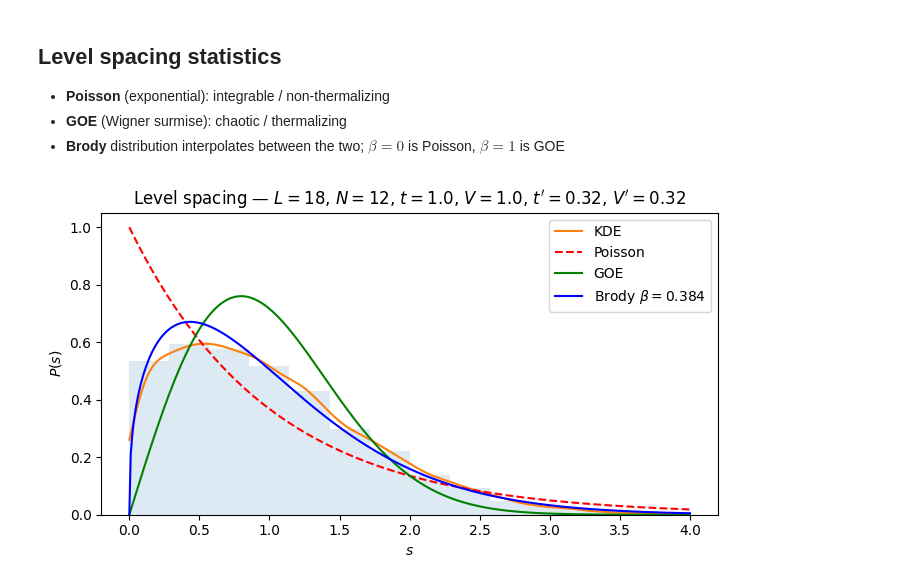
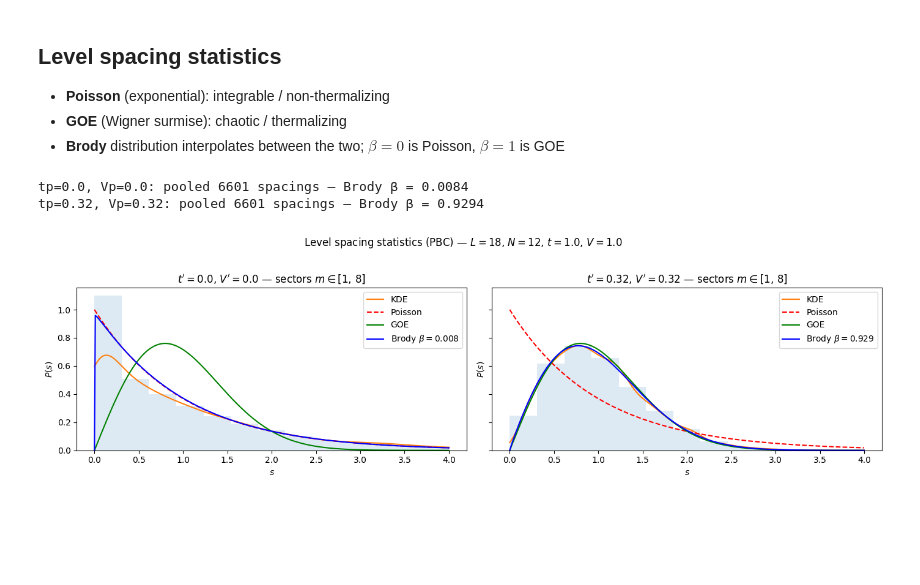
Before and after one commit to TonyDeng0514/Hardcore-Boson-Thermalization, a Jupyter notebook: 06_eth_plot.ipynb, the cells around one changed output. Saved outputs shown, nothing was run; the diff lists cells and outputs as text; code cells hidden in the pictures; blank space fills up the shorter version.

```diff
--- a/06_eth_plot.ipynb
+++ b/06_eth_plot.ipynb
@@ -25,20 +27,20 @@ df.head()
 # %% [markdown]
 ## ETH plot
 # %%
-j1, j2 = L // 2, L // 2 + 1   # sites 6 and 7
+j1, j2 = L // 2, L // 2 + 1   # 1-indexed display labels (sites 9 and 10 for L=18)
 
-fig, ax = plt.subplots(figsize=(7, 4))
+fig, ax = plt.subplots(figsize=(8, 5))
 
-ax.scatter(df["energy"], df["O_expval"], s=2, alpha=0.5, linewidths=0)
+for cfg in configs:
+    tp, Vp = cfg["tp"], cfg["Vp"]
+    df = dfs[(tp, Vp)]
+    ax.scatter(df["energy"], df["O_expval"], s=2, alpha=0.4, linewidths=0, label=cfg["label"])
 
 ax.set_xlabel(r"$E_n$")
 ax.set_ylabel(rf"$\langle E_n | \hat{{n}}_{{{j1}}} \hat{{n}}_{{{j2}}} | E_n \rangle$")
-ax.set_title(
-    rf"ETH plot — $L={L}$, $N={N}$, "
-    rf"$t={t_hop}$, $V={V}$, $t'={tp_hop}$, $V'={Vp}$"
-)
+ax.set_title(rf"ETH plot (PBC) — $L={L}$, $N={N}$, $t={t_hop}$, $V={V}$")
+ax.legend(markerscale=4)
 
 plt.tight_layout()
-# plt.savefig(f"results/eth_L{L}_N{N}_tp{tp_hop}_Vp{Vp}.pdf", dpi=150)
 plt.show()
 # %% [output]
@@ -80,39 +82,55 @@ def fit_brody_beta_mle(s):
     result = minimize_scalar(neg_loglike, bounds=(0, 1), method="bounded")
     return result.x, result
 # %%
-evals = df["energy"].to_numpy()
-s = level_spacing(evals)
-beta_fit, _ = fit_brody_beta_mle(s)
+# Use only sectors m ∈ {1, ..., L//2-1}: exclude m=0 (k=0 has extra inversion
+# symmetry) and m=L//2 (k=π has extra PT symmetry for even L). Sectors m and
+# L-m are related by spatial inversion, so we take only one from each pair.
+valid_m = list(range(1, L // 2)) if L % 2 == 0 else list(range(1, (L - 1) // 2 + 1))
 
-bin_number = int(np.log2(len(s)) + 1)
 s_vals  = np.linspace(0, 4, 400)
 poisson = np.exp(-s_vals)
 goe     = (np.pi * s_vals / 2) * np.exp(-np.pi * s_vals**2 / 4)
 
-kde   = sts.gaussian_kde(s)
-xgrid = np.linspace(0, 4, 500)
+fig, axes = plt.subplots(1, len(configs), figsize=(7 * len(configs), 4), sharey=True)
 
-fig, ax = plt.subplots(figsize=(7, 4))
+for ax, cfg in zip(axes, configs):
+    tp, Vp = cfg["tp"], cfg["Vp"]
+    df = dfs[(tp, Vp)]
 
-ax.hist(s, bins=bin_number, density=True, range=(0, 4), alpha=0.15)
-ax.plot(xgrid, kde(xgrid), label="KDE")
-ax.plot(s_vals, poisson, "r--", label="Poisson")
-ax.plot(s_vals, goe,     "g-",  label="GOE")
-ax.plot(s_vals, brody_pdf(s_vals, beta_fit), "b-",
-        label=rf"Brody $\beta={beta_fit:.3f}$")
+    s_list = []
+    for m in valid_m:
+        evals = np.sort(df[df["sector"] == m]["energy"].to_numpy())
+        if len(evals) > 2:
+            s_list.append(level_spacing(evals))
 
-ax.set_xlabel(r"$s$")
-ax.set_ylabel(r"$P(s)$")
-ax.set_title(
-    rf"Level spacing — $L={L}$, $N={N}$, "
-    rf"$t={t_hop}$, $V={V}$, $t'={tp_hop}$, $V'={Vp}$"
+    s_all = np.concatenate(s_list)
+    beta_fit, _ = fit_brody_beta_mle(s_all)
+
+    bin_number = int(np.log2(len(s_all)) + 1)
+    kde   = sts.gaussian_kde(s_all)
+    xgrid = np.linspace(0, 4, 500)
+
+    ax.hist(s_all, bins=bin_number, density=True, range=(0, 4), alpha=0.15)
+    ax.plot(xgrid, kde(xgrid), label="KDE")
+    ax.plot(s_vals, poisson, "r--", label="Poisson")
+    ax.plot(s_vals, goe,     "g-",  label="GOE")
+    ax.plot(s_vals, brody_pdf(s_vals, beta_fit), "b-",
+            label=rf"Brody $\beta={beta_fit:.3f}$")
+
+    ax.set_xlabel(r"$s$")
+    ax.set_ylabel(r"$P(s)$")
+    ax.set_title(rf"$t'={tp}$, $V'={Vp}$ — sectors $m \in [1,\,{L//2 - 1}]$")
+    ax.legend()
+
+    print(f"tp={tp}, Vp={Vp}: pooled {len(s_all)} spacings — Brody β = {beta_fit:.4f}")
+
+fig.suptitle(
+    rf"Level spacing statistics (PBC) — $L={L}$, $N={N}$, $t={t_hop}$, $V={V}$",
+    y=1.02
 )
-ax.legend()
-
 plt.tight_layout()
-# plt.savefig(f"results/level_spacing_L{L}_N{N}_tp{tp_hop}_Vp{Vp}.pdf", dpi=150)
 plt.show()
-
-print(f"Brody beta = {beta_fit:.4f}  (0=Poisson/integrable, 1=GOE/thermalizing)")
 # %% [output]
+tp=0.0, Vp=0.0: pooled 6601 spacings — Brody β = 0.0084
+tp=0.32, Vp=0.32: pooled 6601 spacings — Brody β = 0.9294
-[figure, old version]
+[figure, new version]
```
Also changed, not shown: parts of 3 cells of this notebook, 6 other files.
